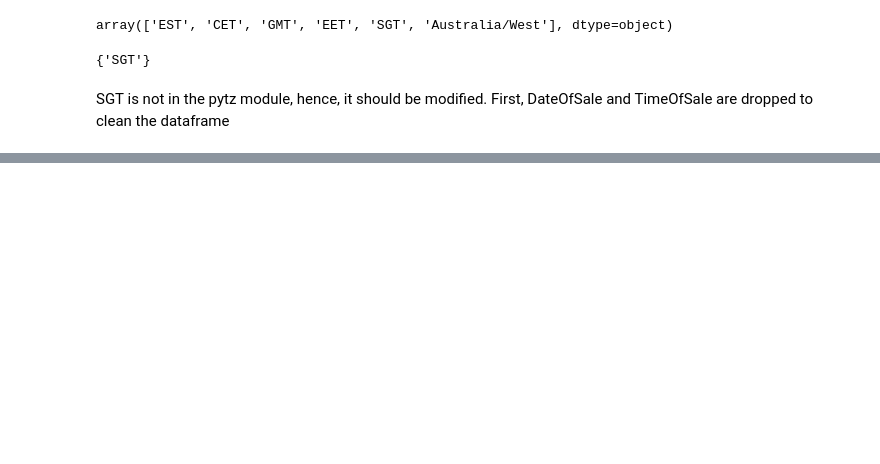
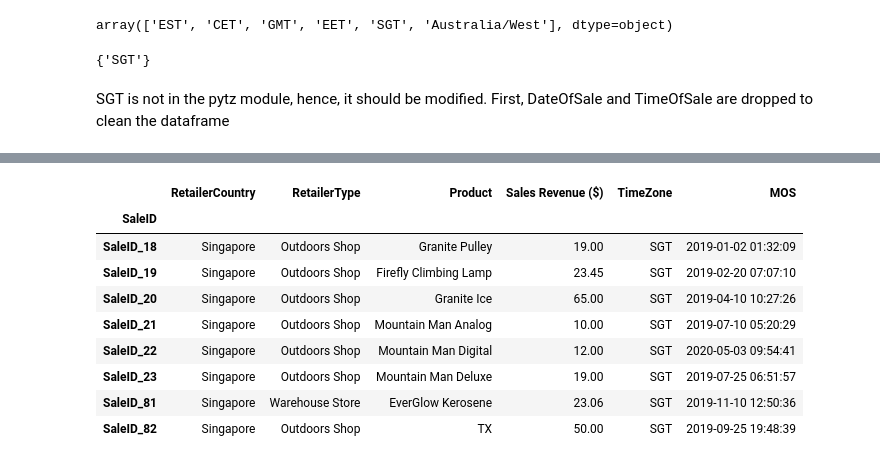
Before and after one commit to dnewbie25/365-data-science, a Jupyter notebook: Dates and time/practical_task_solution.ipynb, the cells around one changed output, grey strips where cells are left out. Cells and saved outputs as stored; diff of their text form; code cells hidden in the pictures; blank space fills up the shorter version.

```diff
--- a/Dates and time/practical_task_solution.ipynb
+++ b/Dates and time/practical_task_solution.ipynb
@@ -113,0 +114,13 @@ memory usage: 9.5+ KB
+# %%
+sales_data[(sales_data["TimeZone"]=="SGT")]
+# %% [output]
+|  | RetailerCountry | RetailerType | Product | Sales Revenue ($) | TimeZone | MOS |
+| SaleID |  |  |  |  |  |  |
+| SaleID_18 | Singapore | Outdoors Shop | Granite Pulley | 19.00 | SGT | 2019-01-02 01:32:09 |
+| SaleID_19 | Singapore | Outdoors Shop | Firefly Climbing Lamp | 23.45 | SGT | 2019-02-20 07:07:10 |
+| SaleID_20 | Singapore | Outdoors Shop | Granite Ice | 65.00 | SGT | 2019-04-10 10:27:26 |
+| SaleID_21 | Singapore | Outdoors Shop | Mountain Man Analog | 10.00 | SGT | 2019-07-10 05:20:29 |
+| SaleID_22 | Singapore | Outdoors Shop | Mountain Man Digital | 12.00 | SGT | 2020-05-03 09:54:41 |
+| SaleID_23 | Singapore | Outdoors Shop | Mountain Man Deluxe | 19.00 | SGT | 2019-07-25 06:51:57 |
+| SaleID_81 | Singapore | Warehouse Store | EverGlow Kerosene | 23.06 | SGT | 2019-11-10 12:50:36 |
+| SaleID_82 | Singapore | Outdoors Shop | TX | 50.00 | SGT | 2019-09-25 19:48:39 |
```
Also changed, not shown: parts of 22 cells of this notebook.
